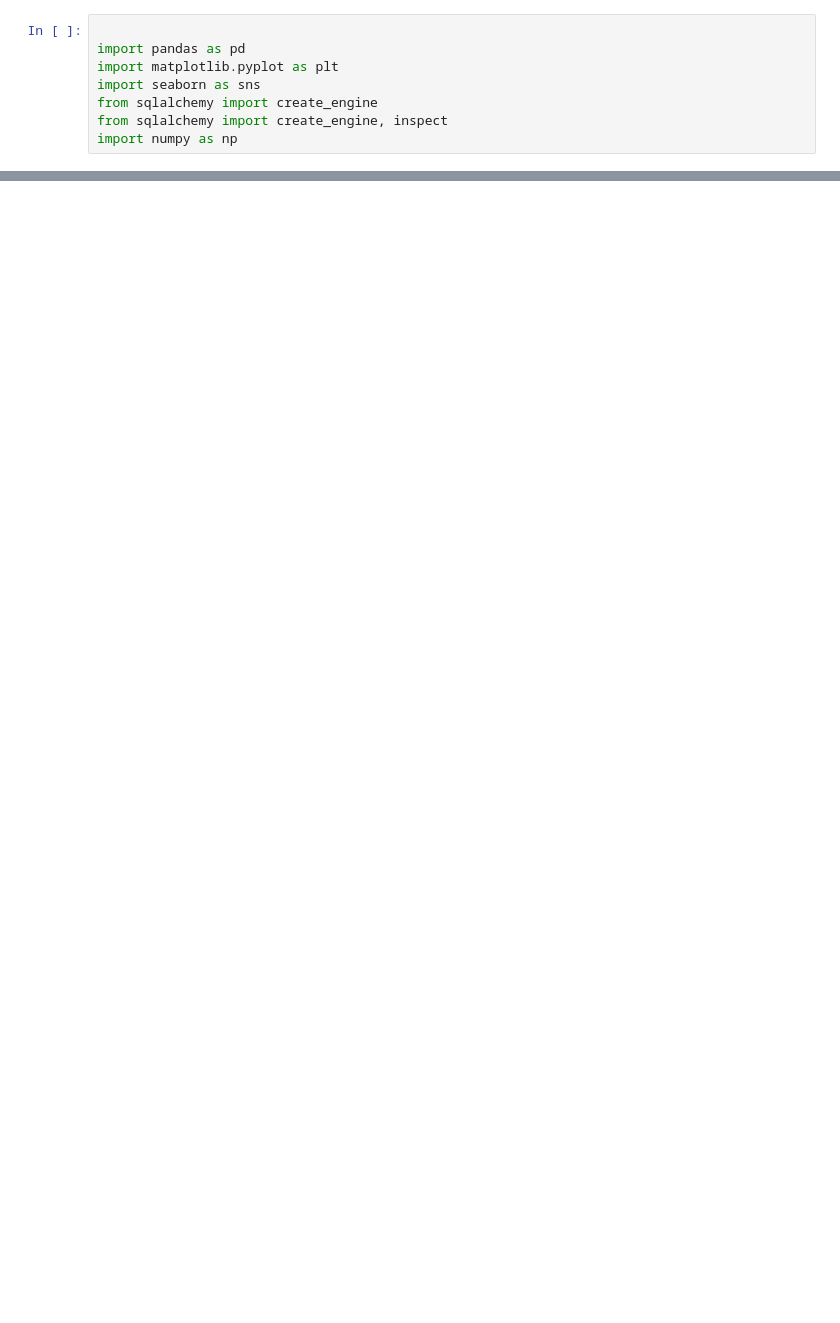
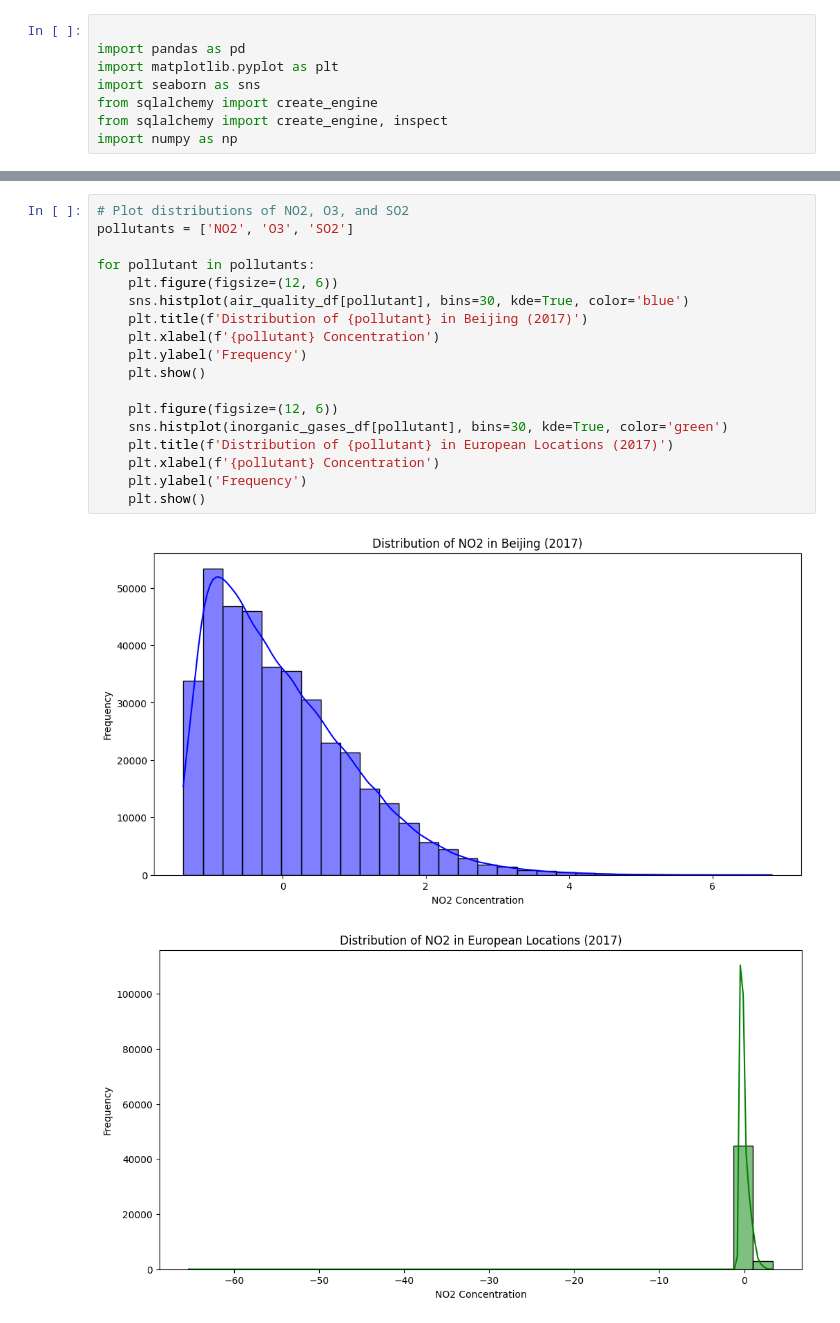
Before and after one commit to shadikhamsehh/made-template, a Jupyter notebook: project/data_analysis.ipynb, the cells around one changed output, grey strips where cells are left out. Saved outputs shown, nothing was run; the diff lists cells and outputs as text; blank space fills up the shorter version.

```diff
--- a/project/data_analysis.ipynb
+++ b/project/data_analysis.ipynb
@@ -81,0 +95,21 @@ Data cleaning completed.
+# %%
+# Plot distributions of NO2, O3, and SO2
+pollutants = ['NO2', 'O3', 'SO2']
+
+for pollutant in pollutants:
+    plt.figure(figsize=(12, 6))
+    sns.histplot(air_quality_df[pollutant], bins=30, kde=True, color='blue')
+    plt.title(f'Distribution of {pollutant} in Beijing (2017)')
+    plt.xlabel(f'{pollutant} Concentration')
+    plt.ylabel('Frequency')
+    plt.show()
+
+    plt.figure(figsize=(12, 6))
+    sns.histplot(inorganic_gases_df[pollutant], bins=30, kde=True, color='green')
+    plt.title(f'Distribution of {pollutant} in European Locations (2017)')
+    plt.xlabel(f'{pollutant} Concentration')
+    plt.ylabel('Frequency')
+    plt.show()
+# %% [output]
+[figure, added]
+[figure, added]
```
Also changed, not shown: parts of 21 cells of this notebook, 1 other file.
